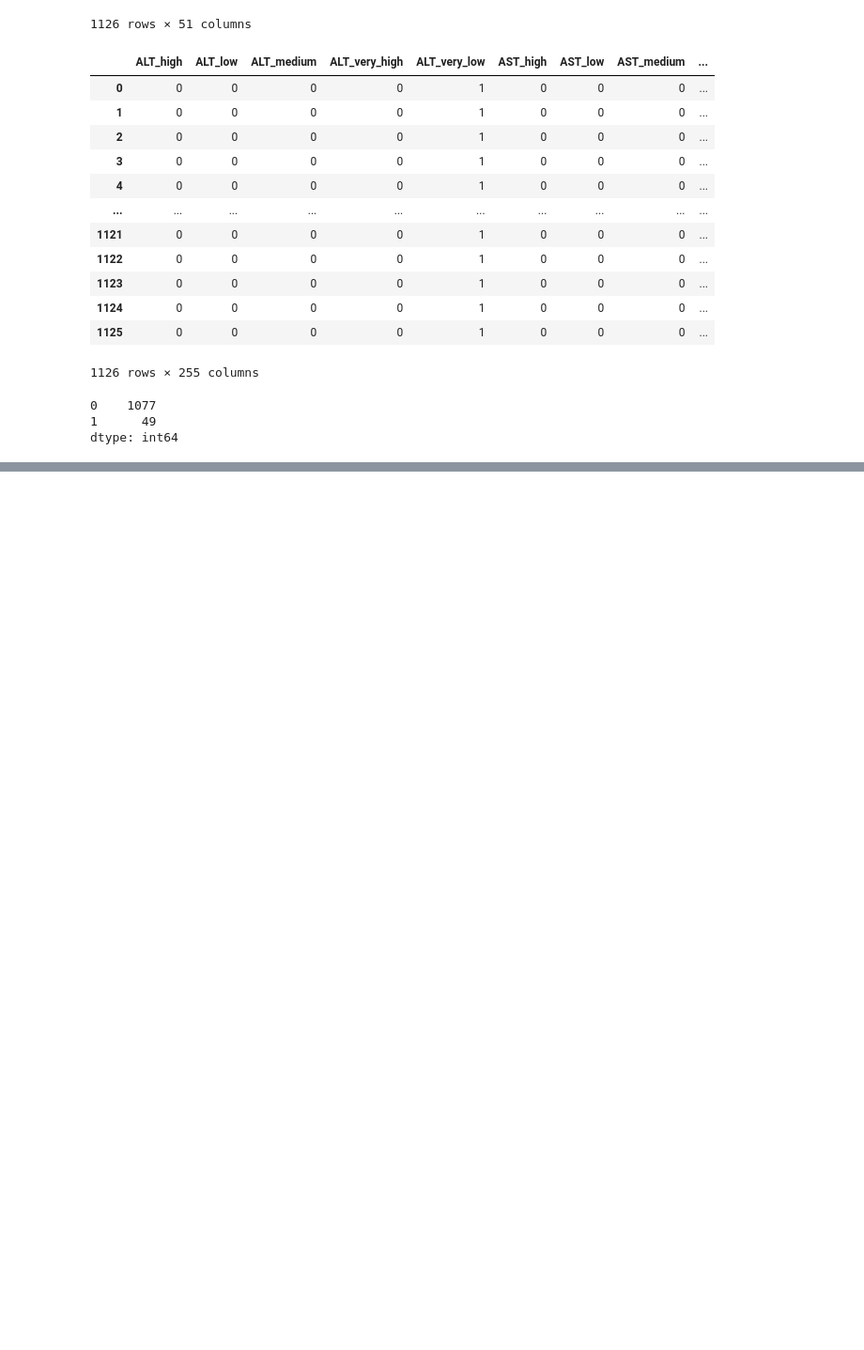
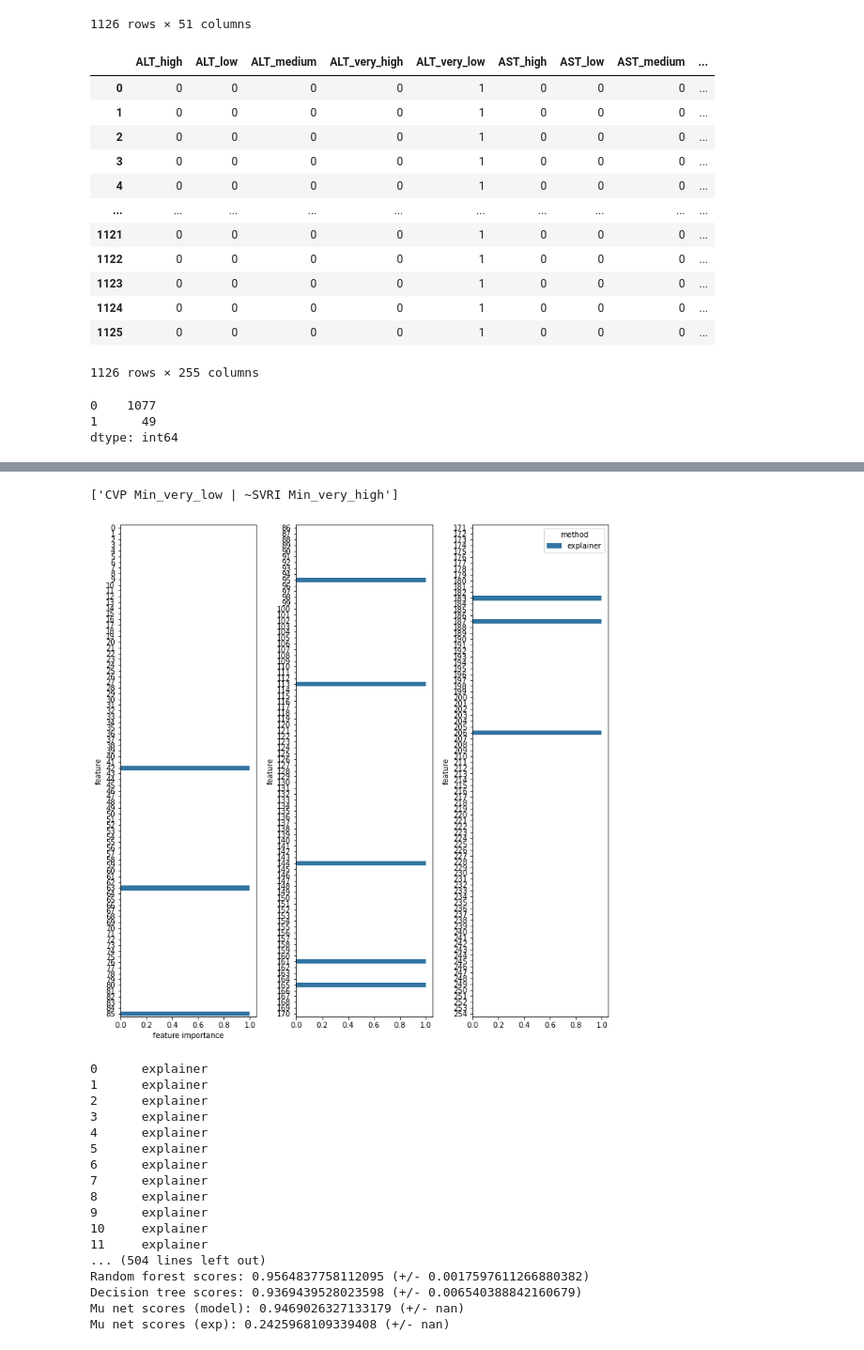
Before and after one commit to BenMarkFrost/LEN_Individual_Project, a Jupyter notebook: Static/temporalCategorisation.ipynb, the cells around one changed output, grey strips where cells are left out. Shown at 94% size. Drawn from its saved outputs; the diff is of its cells as text; code cells hidden in the pictures; blank space fills up the shorter version.

Commit message:
Adding trainer and explainer to Scorer

```diff
--- a/Static/temporalCategorisation.ipynb
+++ b/Static/temporalCategorisation.ipynb
@@ -462,7 +475,11 @@ dtype: int64
 # %%
 
 for type in cat.mappedTypes:
-    scorer = Scorer(data=cat.mappedTypes[type].to_numpy(), target=np.stack(targetSeries))
+
+    xTensor = torch.FloatTensor(cat.mappedTypes[type].to_numpy())
+    yTensor = one_hot(torch.tensor(targetSeries).to(torch.long)).to(torch.float)
+
+    scorer = Scorer(data=xTensor, target=yTensor, concept_names=cat.mappedTypes[type].columns)
 
     scorer.train()
 
@@ -526,0 +554,22 @@ Explanation accuracy: 0
+# %%
+scorer.explain()
+# %% [output]
+['CVP Min_very_low | ~SVRI Min_very_high']
+[figure, added]
+0      explainer
+1      explainer
+2      explainer
+3      explainer
+4      explainer
+5      explainer
+6      explainer
+7      explainer
+8      explainer
+9      explainer
+10     explainer
+11     explainer
+... (504 lines left out)
+Random forest scores: 0.9564837758112095 (+/- 0.0017597611266880382)
+Decision tree scores: 0.9369439528023598 (+/- 0.006540388842160679)
+Mu net scores (model): 0.9469026327133179 (+/- nan)
+Mu net scores (exp): 0.2425968109339408 (+/- nan)
```
Also changed, not shown: parts of 4 cells of this notebook, 1 other file.
